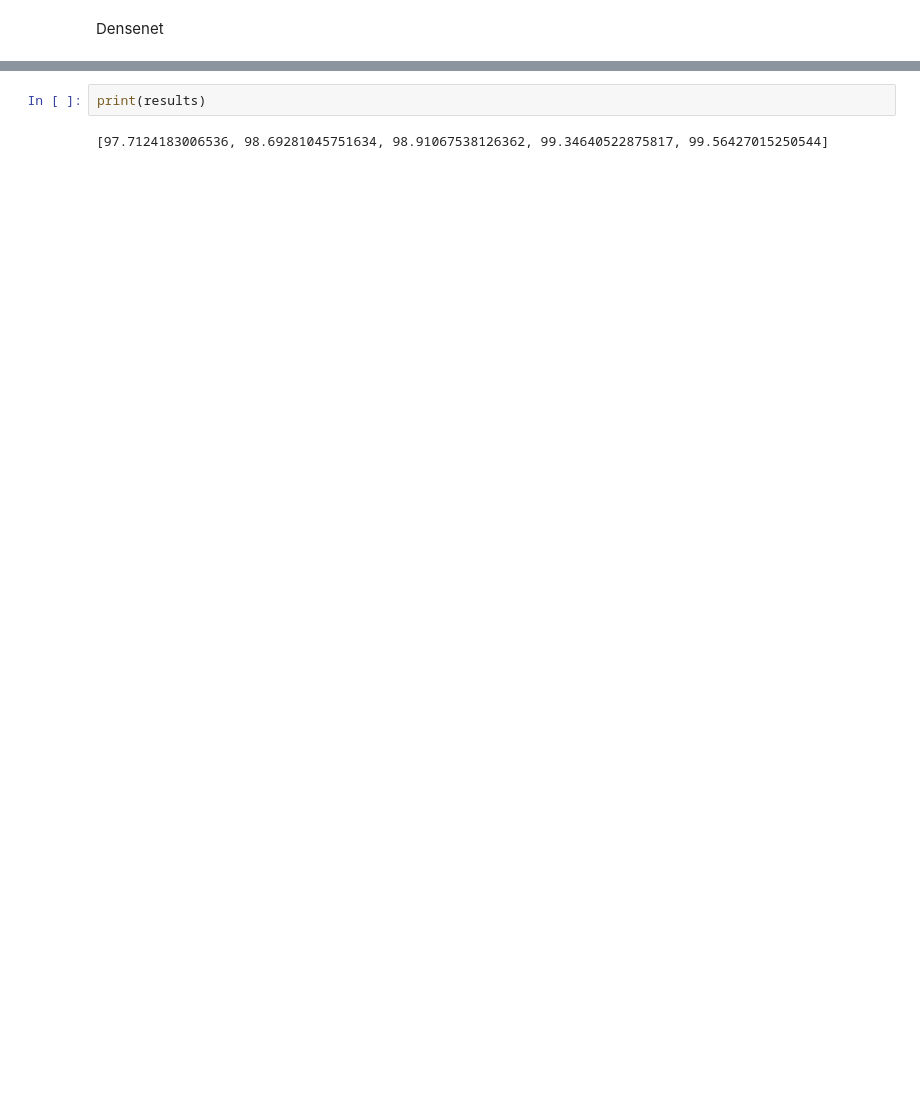
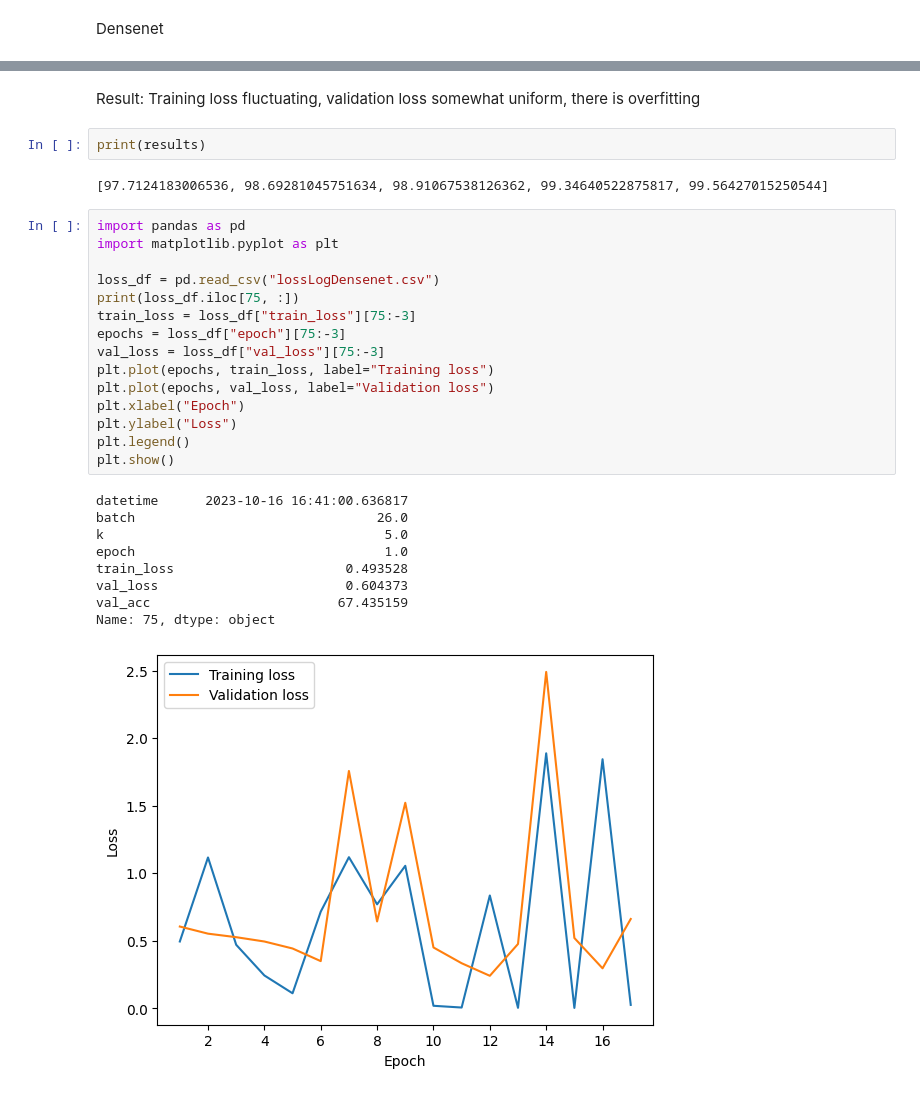
Before and after one commit to AdityaHegde712/Dementia-Detection-And-Classification, a Jupyter notebook: Image Processing v1/model_exploration_k_fold.ipynb, the cells around one changed output, grey strips where cells are left out. Cells and saved outputs as stored; diff of their text form; blank space fills up the shorter version.

```diff
--- a/Image Processing v1/model_exploration_k_fold.ipynb
+++ b/Image Processing v1/model_exploration_k_fold.ipynb
@@ -263,4 +327,31 @@ Average accuracy: 98.85%
+# %% [markdown]
+Result: Training loss fluctuating, validation loss somewhat uniform, there is overfitting
 # %%
 print(results)
 # %% [output]
 [97.7124183006536, 98.69281045751634, 98.91067538126362, 99.34640522875817, 99.56427015250544]
+# %%
+import pandas as pd
+import matplotlib.pyplot as plt
+
+loss_df = pd.read_csv("lossLogDensenet.csv")
+print(loss_df.iloc[75, :])
+train_loss = loss_df["train_loss"][75:-3]
+epochs = loss_df["epoch"][75:-3]
+val_loss = loss_df["val_loss"][75:-3]
+plt.plot(epochs, train_loss, label="Training loss")
+plt.plot(epochs, val_loss, label="Validation loss")
+plt.xlabel("Epoch")
+plt.ylabel("Loss")
+plt.legend()
+plt.show()
+# %% [output]
+datetime      2023-10-16 16:41:00.636817
+batch                               26.0
+k                                    5.0
+epoch                                1.0
+train_loss                      0.493528
+val_loss                        0.604373
+val_acc                        67.435159
+Name: 75, dtype: object
+[figure, added]
```
Also changed, not shown: parts of 12 cells of this notebook, 9 other files.
